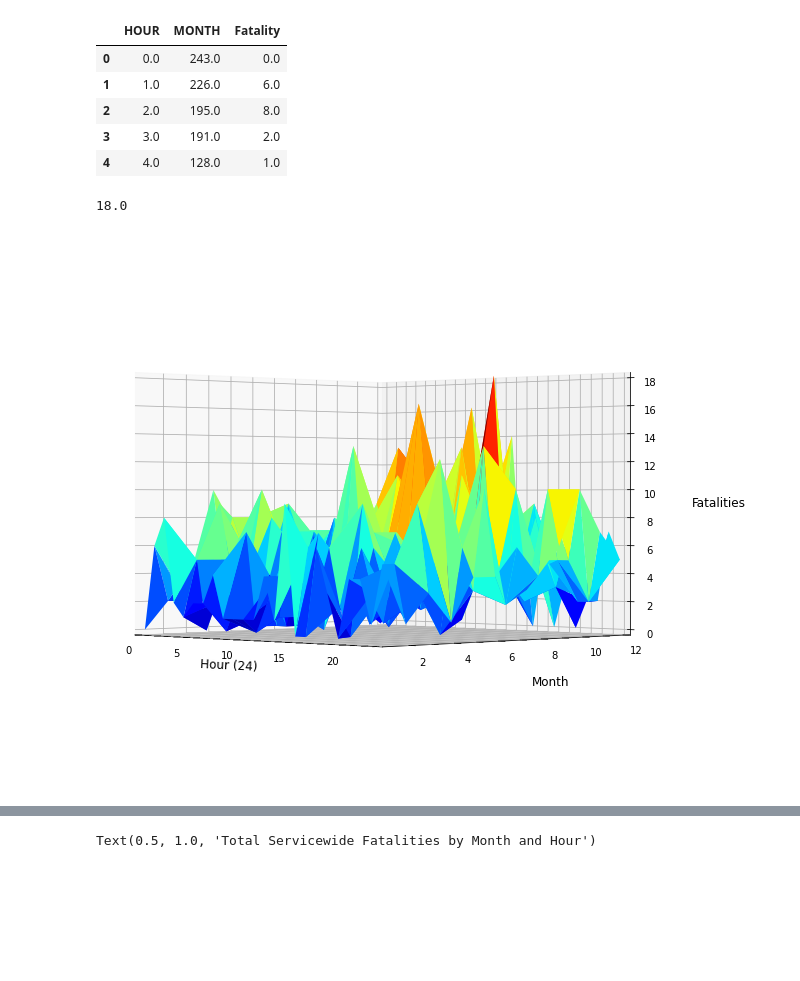
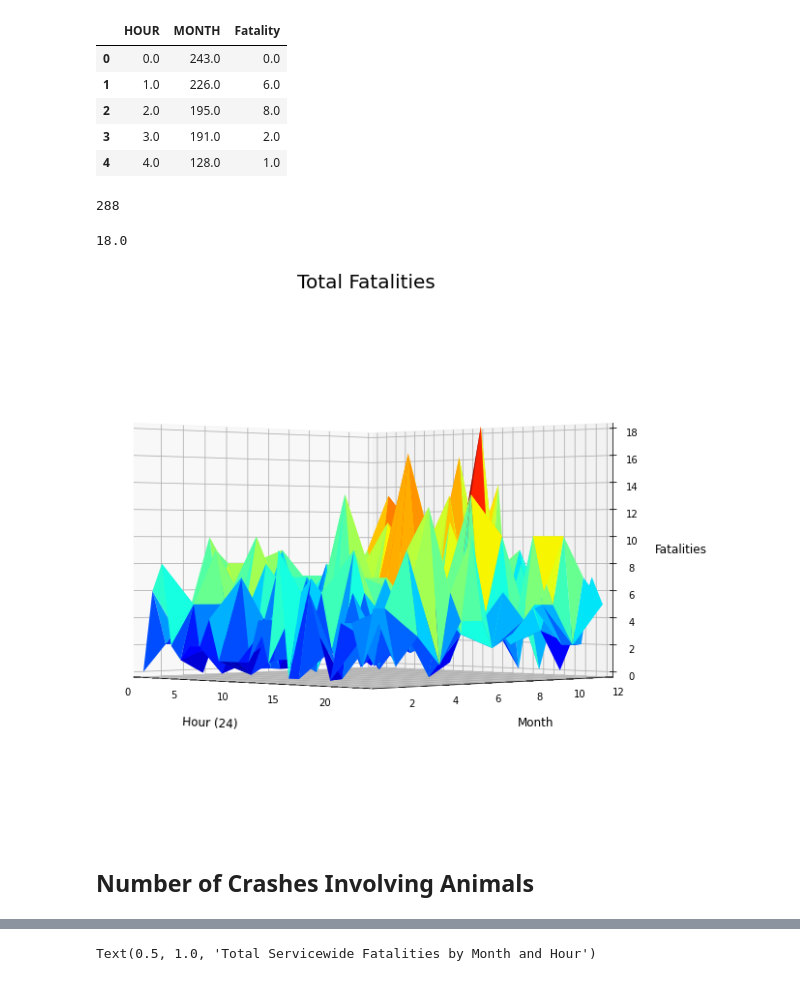
Before and after one commit to VolpeUSDOT/NPS-Region-Crash-Briefing, a Jupyter notebook: data analysis notebooks/2023 Servicewide Analysis - Nightime Visibility.ipynb, the cells around one changed output, grey strips where cells are left out. Cells and saved outputs as stored; diff of their text form; code cells hidden in the pictures; blank space fills up the shorter version.

Commit message:
created preliminary servicewide 2D and 3D plots for FHWA review

```diff
--- a/data analysis notebooks/2023 Servicewide Analysis - Nightime Visibility.ipynb
+++ b/data analysis notebooks/2023 Servicewide Analysis - Nightime Visibility.ipynb
@@ -46,6 +50,6 @@ Index(['INCID_NO', '5_mph', '10_mph', '15_mph', '20_mph', '25_mph', '30_mph',
 # %%
-test = analysis_2023[['HOUR','MONTH','Fatality']] # X, Y, Z dimensions of surface plot
-test.head()
+allfatals = analysis_2023[['HOUR','MONTH','Fatality']] # X, Y, Z dimensions of surface plot
+allfatals.head()
 # %% [output]
 |  | HOUR | MONTH | Fatality |
 | 0 | 7.0 | 4.0 | 0.0 |
@@ -55,8 +59,8 @@ test.head()
 | 4 | 16.0 | 6.0 | 0.0 |
 # %%
 # aggregate all fatalities at same month and hour
-test_agg = test.groupby(['MONTH','HOUR']).sum().reset_index()
-test_agg.head()
+allfatals_agg = allfatals.groupby(['MONTH','HOUR']).sum().reset_index()
+allfatals_agg.head()
 # %% [output]
 |  | MONTH | HOUR | Fatality |
 | 0 | 1.0 | 0.0 | 0.0 |
@@ -86,36 +90,43 @@ Jan_agg.head() # (ignoring meaningless month sum) matches what we see above - lo
 | 3 | 3.0 | 191.0 | 2.0 |
 | 4 | 4.0 | 128.0 | 1.0 |
 # %%
-test_agg.to_csv("./test_agg.csv",index=False)
-test_agg.Fatality.max()
+allfatals_agg.to_csv("./TotalFatalities_agg.csv",index=False)
+allfatals_agg.shape[0] # should have 288 rows for all entries to be filled (24 hours per day * 12 months per year) - looks good!
 # %% [output]
-18.0
+288
+# %%
+allfatals_agg.Fatality.max()
+# %% [output]
+18.0
 # %%
 # transform the old column name in something numeric
-test_agg['HOUR']=pd.Categorical(test_agg['HOUR'])
-test_agg['HOUR']=test_agg['HOUR'].cat.codes
+allfatals_agg['HOUR']=pd.Categorical(allfatals_agg['HOUR'])
+allfatals_agg['HOUR']=allfatals_agg['HOUR'].cat.codes
 # %%
 # 3D heatmap, based on this example: https://python-graph-gallery.com/371-surface-plot/
 fig = plt.figure(figsize = (30, 10))
 ax = fig.gca(projection ='3d')
-surf = ax.plot_trisurf(test_agg['HOUR'], test_agg['MONTH'], test_agg['Fatality'], cmap = plt.cm.jet, linewidth = 0.2) # note: jet = color palette, vmax = maximum colormap value
-ax.set_xlabel("Hour (24)", fontsize = 12)
-ax.set_ylabel("Month", fontsize = 12, labelpad = 20) # note: 'labelpad' distances text label from tick value labels
-ax.set_zlabel("Fatalities", fontsize = 12, labelpad = 30)
+surf = ax.plot_trisurf(allfatals_agg['HOUR'], allfatals_agg['MONTH'], allfatals_agg['Fatality'], cmap = plt.cm.jet, linewidth = 0.2) # note: jet = color palette, vmax = maximum colormap value
+ax.set_title("Total Fatalities", fontsize=20)
+ax.set_xlabel("Hour (24)", fontsize = 12, labelpad = 20) # note: 'labelpad' distances text label from tick value labels
+ax.set_ylabel("Month", fontsize = 12, labelpad = 20)
+ax.set_zlabel("Fatalities", fontsize = 12, labelpad = 20)
 ax.yaxis.set_rotate_label(False)  # disable automatic rotation
 ax.zaxis.set_rotate_label(False)  # disable automatic rotation
 ax.set_xlim(0, 23)
 ax.set_ylim(1, 12)
 ax.grid(which ='major', linewsidth = 1.2)
 ax.grid(which ='minor', linewidth = 0.6)
 ax.minorticks_on()
 ax.yaxis.set_minor_locator(AutoMinorLocator(2)) # limit y axis minor ticks to 1 between major ticks
 #cb = fig.colorbar(surf, shrink = 0.70, aspect = 8)
 #cb.ax.set_title('Fatalities', size = 13)
 #cb.ax.tick_params(labelsize = 11)
 #ax.view_init(90, 0) # rotate plot for top down view (shows that color is likely rate of change, not # fatalities, thus colorbar code was commented out as the value it represents is confusing)
 #ax.view_init(0,-90) # rotate plot for straight on view (best perspective at Z axis with X and Y oriented per FHWA EDC-7 plots) - can confirm fatality values are plotted as expected
 ax.view_init(0,-45) # rotate plot for straight on perspective of Z axis without sacrificing Y axis - this method is likely not the best for visualizing our data
 plt.show()
 # %% [output]
-[figure, old version]
+[figure, new version]
+# %% [markdown]
+## Number of Crashes Involving Animals
```
Also changed, not shown: parts of 96 cells of this notebook.
